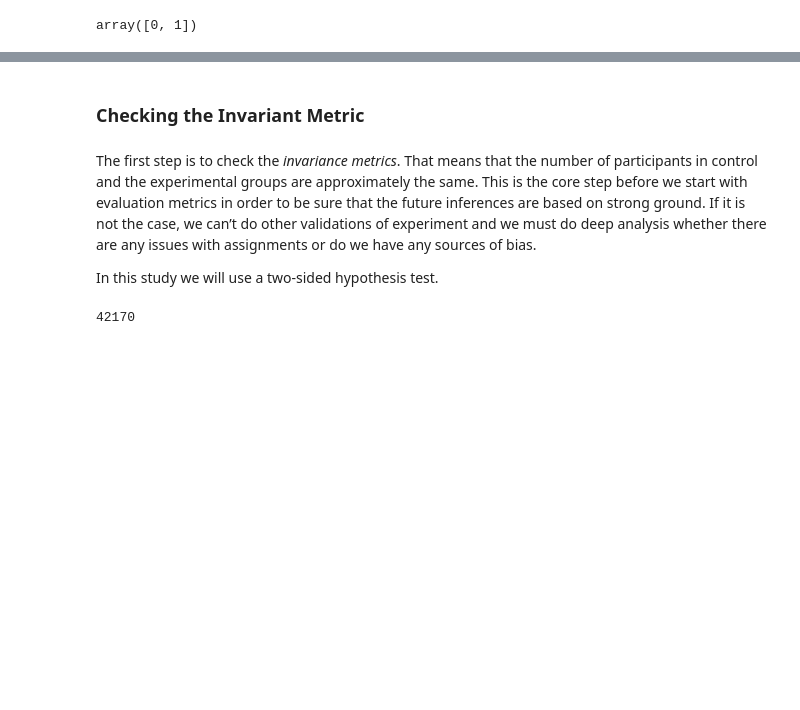
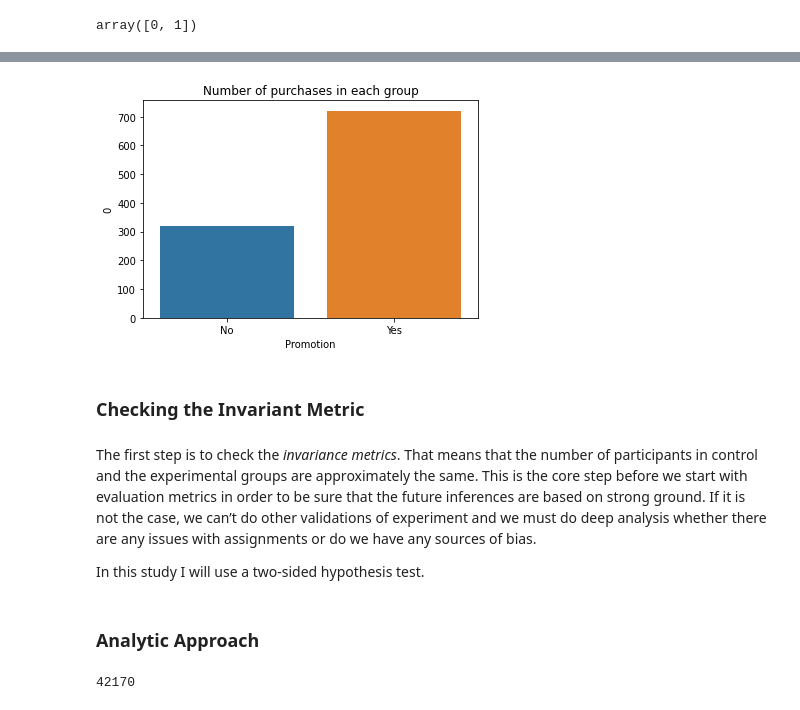
Before and after one commit to LN5user/starbucks, a Jupyter notebook: Starbucks.ipynb, the cells around one changed output, grey strips where cells are left out. Cells and saved outputs as stored; diff of their text form; code cells hidden in the pictures; blank space fills up the shorter version.

```diff
--- a/Starbucks.ipynb
+++ b/Starbucks.ipynb
@@ -117,0 +136,4 @@ array([0, 1])
+# %%
+data_purchase=train_data[train_data.purchase==1]
+# %%
+data_purchase = data_purchase.groupby("Promotion").size().reset_index()
@@ -118,7 +146,14 @@ array([0, 1])
+# %%
+sns.barplot(x="Promotion",y=0, data=data_purchase)
+plt.title("Number of purchases in each group");
+# %% [output]
+[figure, added]
 # %% [markdown]
 ### Checking the Invariant Metric
 # %% [markdown]
 The first step is to check the _invariance metrics_. That means that the number of participants in control and the experimental groups are approximately the same.  This is the core step before we start with evaluation metrics in order to be sure that the future inferences are based on strong ground.   If it is not the case, we can’t do other validations of experiment and we must do deep analysis whether there are any issues with assignments or do we have any sources of bias.
 
-In this study we will use a two-sided hypothesis test.
+In this study I will use a two-sided hypothesis test.
+# %% [markdown]
+### Analytic Approach
 # %%
```
Also changed, not shown: parts of 35 cells of this notebook, 3 other files.
